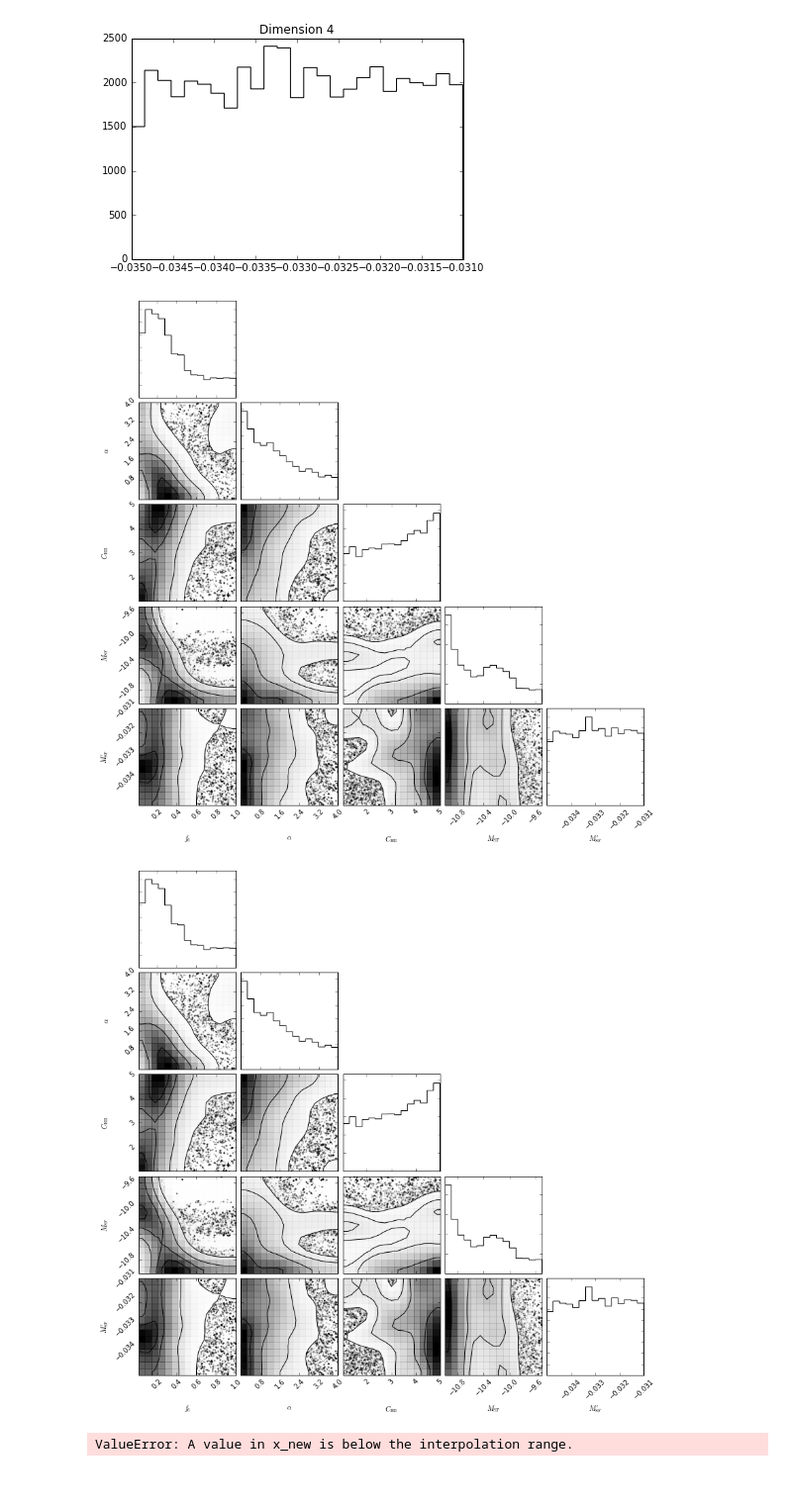
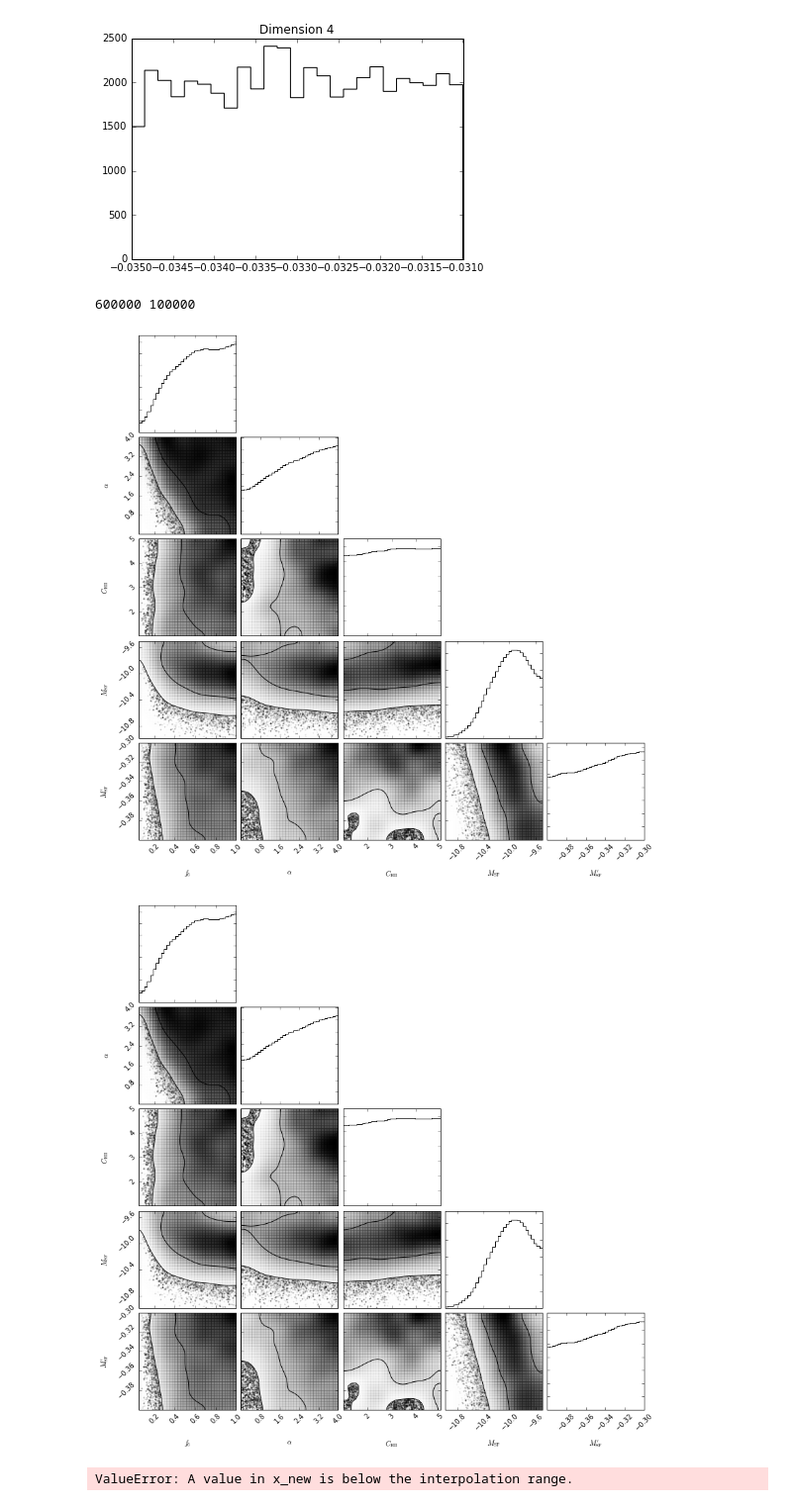
Before and after one commit to laynep/tau_calc_reion, a Jupyter notebook: tau_sampler.ipynb, the cells around one changed output. Shown at 99% size. Drawn from its saved outputs; the diff is of its cells as text; code cells hidden in the pictures.

```diff
--- a/tau_sampler.ipynb
+++ b/tau_sampler.ipynb
@@ -534,14 +534,26 @@ for i in range(ndim):
 # %%
 import corner
 
-corner.corner(sampler.flatchain,
-              labels=[r'$f_6$',r'$\alpha$',r'$C_{\rm HII}$',r'$M_{\rm SF}$',r'$M_{\rm SF}^\prime$'],
-             level=[0.68,0.95],
-             bins=15,
-             smooth=1.5)
+data = np.loadtxt('/Users/laynep/work/reionization/importance_sampler/python_implementation/'+'chain.dat')
+
+to_plot = data[100000:,:]
+to_plot = to_plot[0::5,:]
+print len(data), len(to_plot)
+to_plot = to_plot[:,1:]
+
+corner.corner(to_plot,
+             labels=[r'$f_6$',r'$\alpha$',r'$C_{\rm HII}$',r'$M_{\rm SF}$',r'$M_{\rm SF}^\prime$'],
+             #labels=[r'$f_6$',r'$\alpha$',r'$C_{\rm HII}$'],
+             levels=[0.68,0.95],
+             bins=35,
+              #quantiles=[0.5,0.9],
+              plot_contours=True,
+             smooth1d=2.5,
+             smooth=3.0)
 # %% [output]
+600000 100000
-[figure, old version]
+[figure, new version]
-[figure, old version]
+[figure, new version]
 # %%
 corner.corner?
 # %%
```
Also changed, not shown: parts of 9 cells of this notebook, 5 other files.
